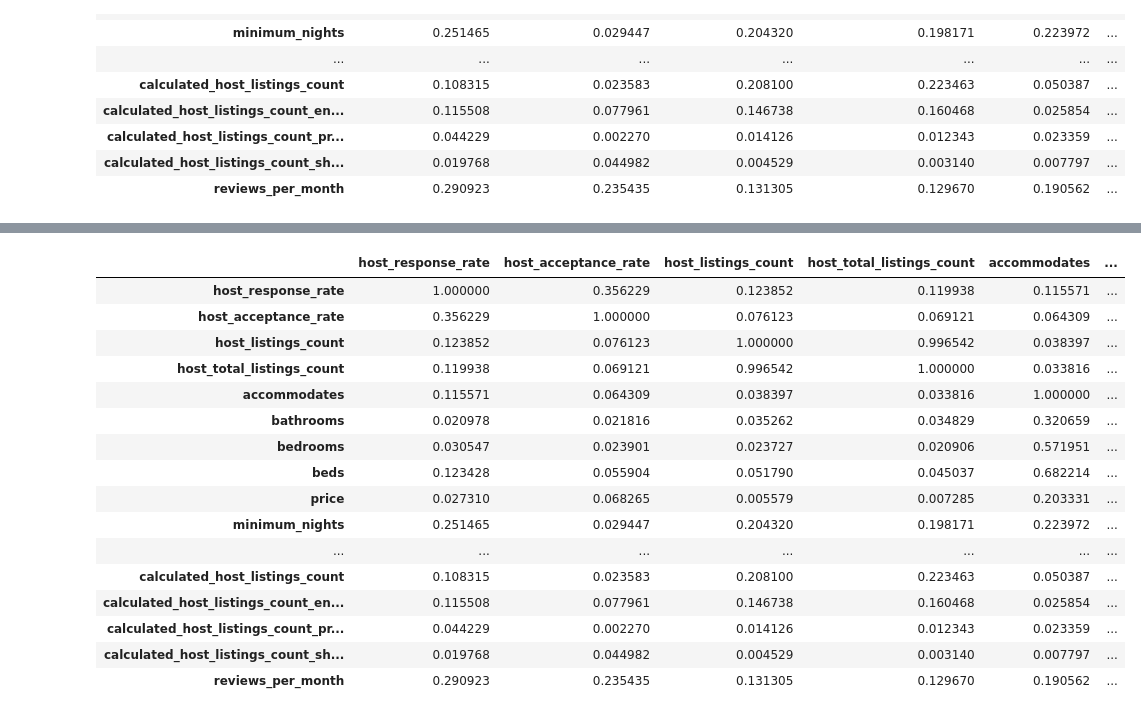
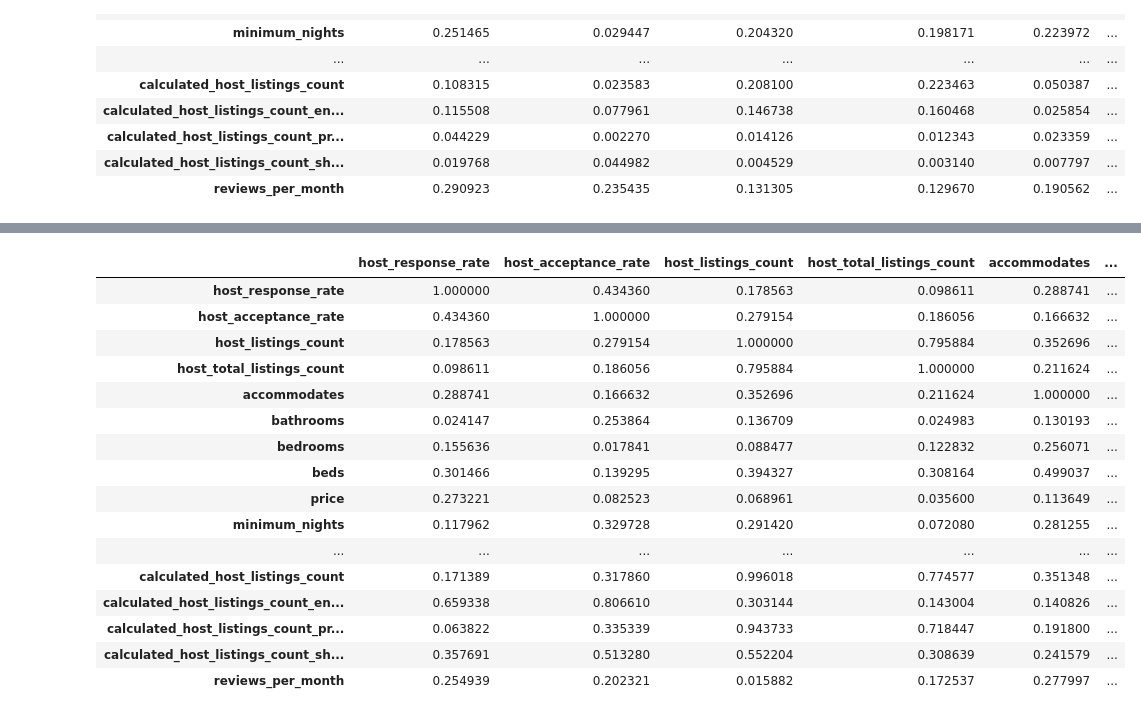
Before and after one commit to Raydays55/Actividad-1-Regresion-Lineal, a Jupyter notebook: Act1.ipynb, the cells around one changed output, grey strips where cells are left out. Saved outputs shown, nothing was run; the diff lists cells and outputs as text; code cells hidden in the pictures.

```diff
--- a/Act1.ipynb
+++ b/Act1.ipynb
@@ -144,26 +144,26 @@ Corr_Hotel_room1
 # %%
 #Correlación Shared_room
 Corr_Shared_room = Shared_room_cuant.corr()
 Corr_Shared_room
 
 #Absoluto
-Corr_Shared_room1 = abs(Corr_Entire_home)
+Corr_Shared_room1 = abs(Corr_Shared_room)
 Corr_Shared_room1
 # %% [output]
 |  | host_response_rate | host_acceptance_rate | host_listings_count | host_total_listings_count | accommodates | ... |
-| host_response_rate | 1.000000 | 0.356229 | 0.123852 | 0.119938 | 0.115571 | ... |
-| host_acceptance_rate | 0.356229 | 1.000000 | 0.076123 | 0.069121 | 0.064309 | ... |
-| host_listings_count | 0.123852 | 0.076123 | 1.000000 | 0.996542 | 0.038397 | ... |
-| host_total_listings_count | 0.119938 | 0.069121 | 0.996542 | 1.000000 | 0.033816 | ... |
-| accommodates | 0.115571 | 0.064309 | 0.038397 | 0.033816 | 1.000000 | ... |
-| bathrooms | 0.020978 | 0.021816 | 0.035262 | 0.034829 | 0.320659 | ... |
-| bedrooms | 0.030547 | 0.023901 | 0.023727 | 0.020906 | 0.571951 | ... |
-| beds | 0.123428 | 0.055904 | 0.051790 | 0.045037 | 0.682214 | ... |
-| price | 0.027310 | 0.068265 | 0.005579 | 0.007285 | 0.203331 | ... |
-| minimum_nights | 0.251465 | 0.029447 | 0.204320 | 0.198171 | 0.223972 | ... |
+| host_response_rate | 1.000000 | 0.434360 | 0.178563 | 0.098611 | 0.288741 | ... |
+| host_acceptance_rate | 0.434360 | 1.000000 | 0.279154 | 0.186056 | 0.166632 | ... |
+| host_listings_count | 0.178563 | 0.279154 | 1.000000 | 0.795884 | 0.352696 | ... |
+| host_total_listings_count | 0.098611 | 0.186056 | 0.795884 | 1.000000 | 0.211624 | ... |
+| accommodates | 0.288741 | 0.166632 | 0.352696 | 0.211624 | 1.000000 | ... |
+| bathrooms | 0.024147 | 0.253864 | 0.136709 | 0.024983 | 0.130193 | ... |
+| bedrooms | 0.155636 | 0.017841 | 0.088477 | 0.122832 | 0.256071 | ... |
+| beds | 0.301466 | 0.139295 | 0.394327 | 0.308164 | 0.499037 | ... |
+| price | 0.273221 | 0.082523 | 0.068961 | 0.035600 | 0.113649 | ... |
+| minimum_nights | 0.117962 | 0.329728 | 0.291420 | 0.072080 | 0.281255 | ... |
 | ... | ... | ... | ... | ... | ... | ... |
-| calculated_host_listings_count | 0.108315 | 0.023583 | 0.208100 | 0.223463 | 0.050387 | ... |
-| calculated_host_listings_count_en... | 0.115508 | 0.077961 | 0.146738 | 0.160468 | 0.025854 | ... |
-| calculated_host_listings_count_pr... | 0.044229 | 0.002270 | 0.014126 | 0.012343 | 0.023359 | ... |
-| calculated_host_listings_count_sh... | 0.019768 | 0.044982 | 0.004529 | 0.003140 | 0.007797 | ... |
-| reviews_per_month | 0.290923 | 0.235435 | 0.131305 | 0.129670 | 0.190562 | ... |
+| calculated_host_listings_count | 0.171389 | 0.317860 | 0.996018 | 0.774577 | 0.351348 | ... |
+| calculated_host_listings_count_en... | 0.659338 | 0.806610 | 0.303144 | 0.143004 | 0.140826 | ... |
+| calculated_host_listings_count_pr... | 0.063822 | 0.335339 | 0.943733 | 0.718447 | 0.191800 | ... |
+| calculated_host_listings_count_sh... | 0.357691 | 0.513280 | 0.552204 | 0.308639 | 0.241579 | ... |
+| reviews_per_month | 0.254939 | 0.202321 | 0.015882 | 0.172537 | 0.277997 | ... |
```
Also changed, not shown: parts of 2 cells of this notebook.
